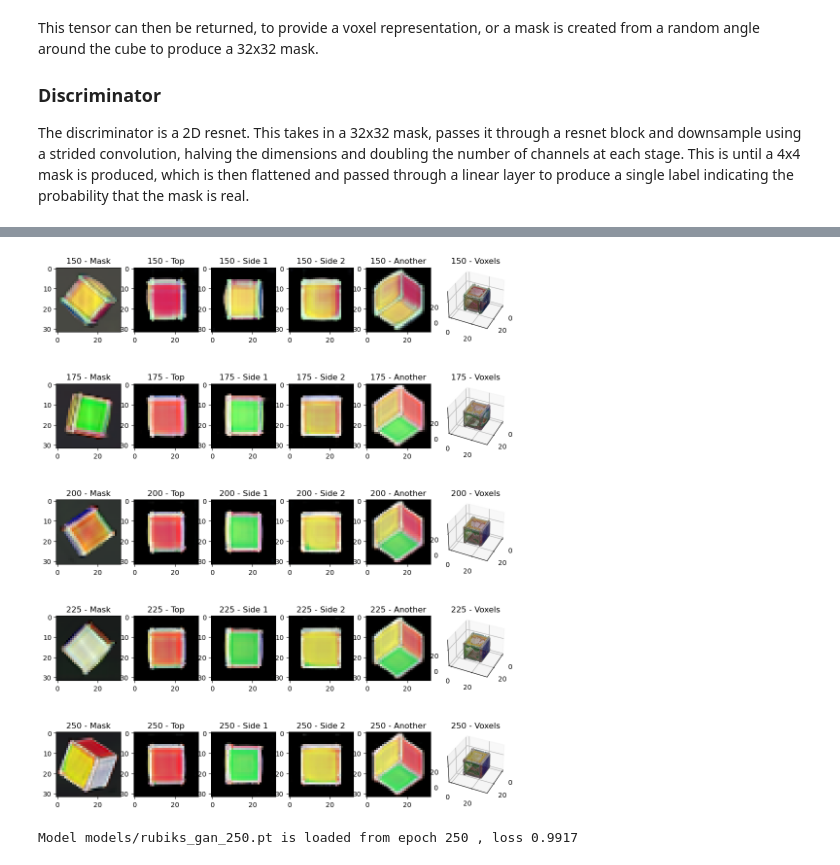
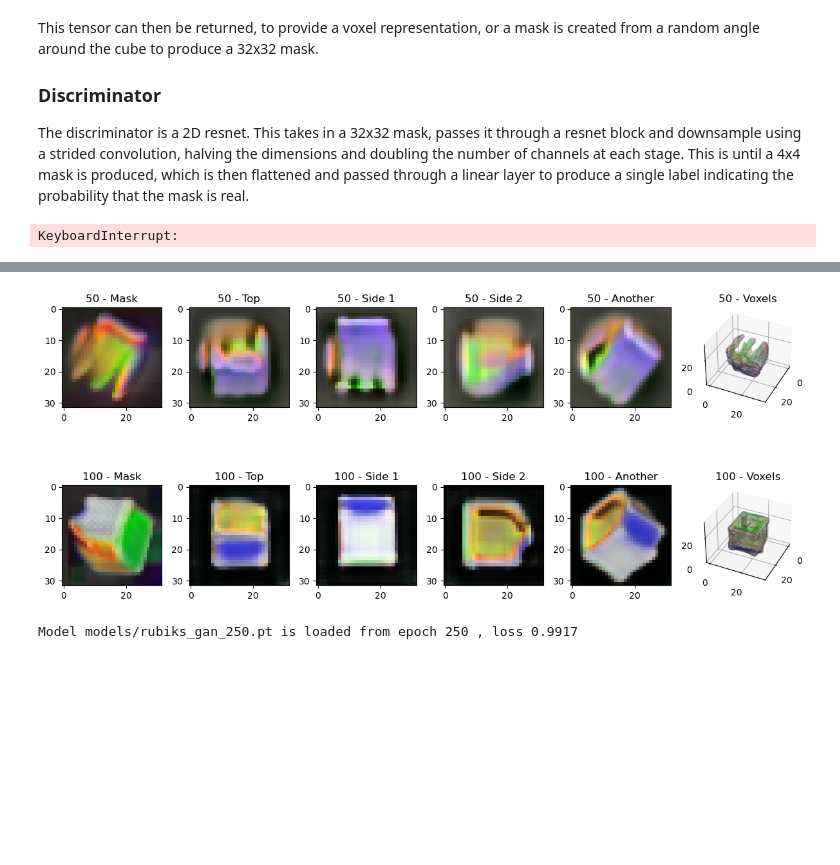
Before and after one commit to xietanu/cell_generation, a Jupyter notebook: rubiks.ipynb, the cells around one changed output, grey strips where cells are left out. Drawn from its saved outputs; the diff is of its cells as text; code cells hidden in the pictures; blank space fills up the shorter version.

Commit message:
Improve architecture for Rubiks cube generator

```diff
--- a/rubiks.ipynb
+++ b/rubiks.ipynb
@@ -116,14 +116,15 @@ def create_nnets():
             layer_factory=nnet.blocks.resnet.create_resnet_3d_factory(
                 activation=ACTIVATION,
                 dropout=GENERATOR_DROPOUT,
-                stochastic_depth_rate=GENERATOR_DROPOUT,
+                # stochastic_depth_rate=GENERATOR_DROPOUT,
             ),
             resize_factory=nnet.blocks.conv.create_upsample_block_factory(
                 use_3d=True,
                 activation=ACTIVATION,
+                kernel_size=5,
                 dropout=GENERATOR_DROPOUT,
             ),
-            total_layers=2,
+            total_layers=1,
         ),
         nnet.blocks.conv.BasicConvBlock(
             use_3d=True,
@@ -139,19 +140,19 @@ def create_nnets():
     background_generator = torch.nn.Sequential(
         nnet.blocks.conv.LinearToConv(
             in_dim=LATENT_SIZE,
-            out_shape=(FOREGROUND_CHANNELS * SPACE_SIZE[0]*2, 1, 1),
+            out_shape=(FOREGROUND_CHANNELS * 40, 1, 1),
             activation=ACTIVATION,
         ),
         nnet.blocks.conv.ResizeStack(
-            in_shape=(FOREGROUND_CHANNELS * SPACE_SIZE[0]*2, 1, 1),
-            out_shape=(FOREGROUND_CHANNELS, SPACE_SIZE[0]*2, SPACE_SIZE[1]*2),
+            in_shape=(FOREGROUND_CHANNELS * 40, 1, 1),
+            out_shape=(FOREGROUND_CHANNELS, 40, 40),
             layer_factory=nnet.blocks.conv.create_basic_conv_factory(
                 activation=ACTIVATION,
-                dropout=GENERATOR_DROPOUT,
+                # dropout=GENERATOR_DROPOUT,
             ),
             resize_factory=nnet.blocks.conv.create_upsample_block_factory(
                 activation=ACTIVATION,
-                dropout=GENERATOR_DROPOUT,
+                # dropout=GENERATOR_DROPOUT,
             ),
             layer_factories_per_downsample=0,
         ),
@@ -167,7 +168,8 @@ def create_nnets():
             activation=torch.nn.Sigmoid,
             kernel_size=1,
             use_batch_norm=False,
-        )
+        ),
+        nnet.modules.RandomPatch(IMAGE_SIZE)
     )
 
     mask_generator = nnet.generators.MaskGenerator(
@@ -190,12 +192,12 @@ gan_trainer_0_noise = nnet.training.GANTrainer(
 )
 
 model_path = "models/rubiks_gan"
-bookmark_interval = 25
+bookmark_interval = 50
 # %%
 gan_trainer_0_noise.train(
     train_auto_loader,
     val_auto_loader,
-    250,
+    150,
     path=model_path,
     noise=0.15,
     gen_train_thresh=1.5,
@@ -203,9 +205,11 @@ gan_trainer_0_noise.train(
     device=DEVICE,
     bookmark_every=bookmark_interval,
 )
+# %% [output]
+KeyboardInterrupt:
 # %%
-START_MODEL = 150
-END_MODEL = 250
+START_MODEL = 50
+END_MODEL = 100
 
 models = list(range(START_MODEL, END_MODEL + 1, bookmark_interval))
 
@@ -250,4 +251,4 @@ Model models/rubiks_gan_250.pt is loaded from epoch 250 , loss 0.9917
-[figure, old version]
+[figure, new version]
 # %%
 MODEL = 250
 
```
Also changed, not shown: parts of 2 cells of this notebook, 2 other files.
